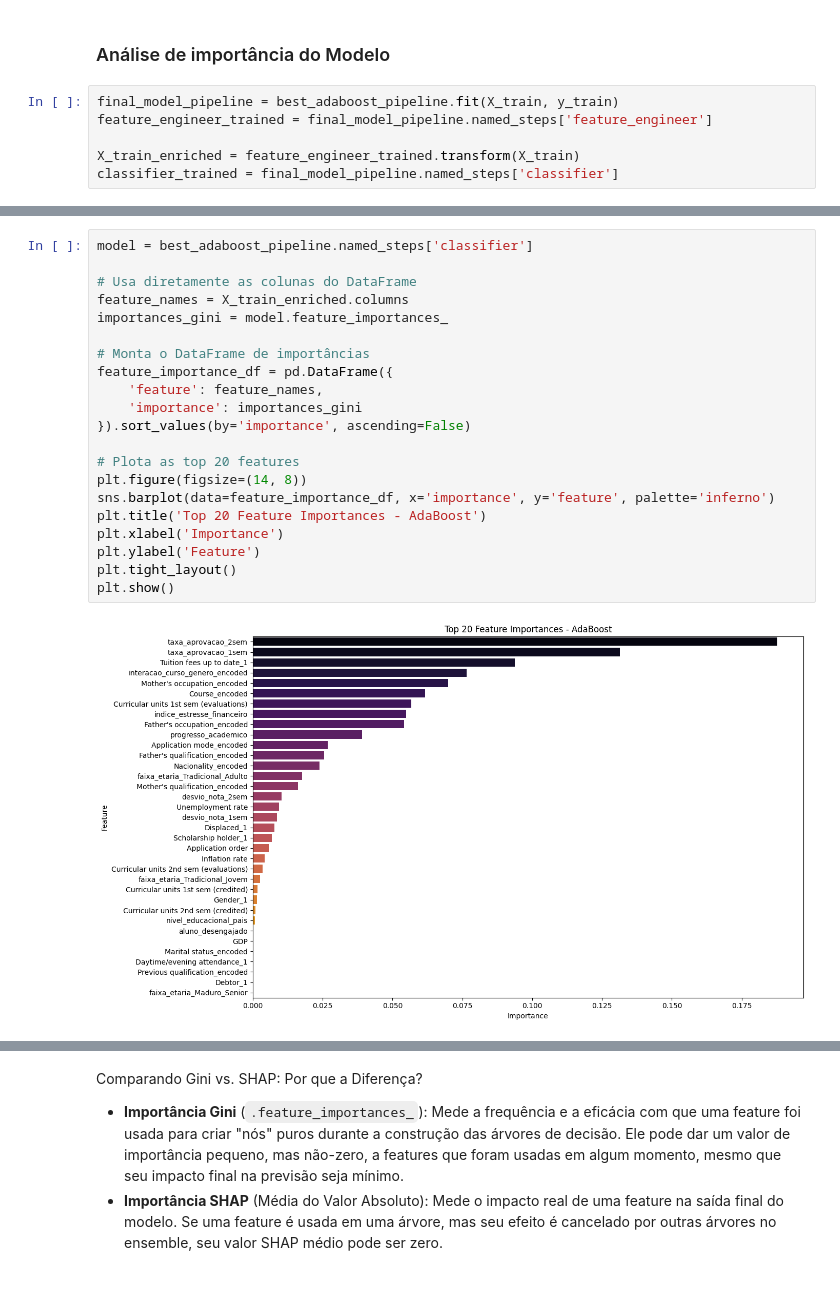
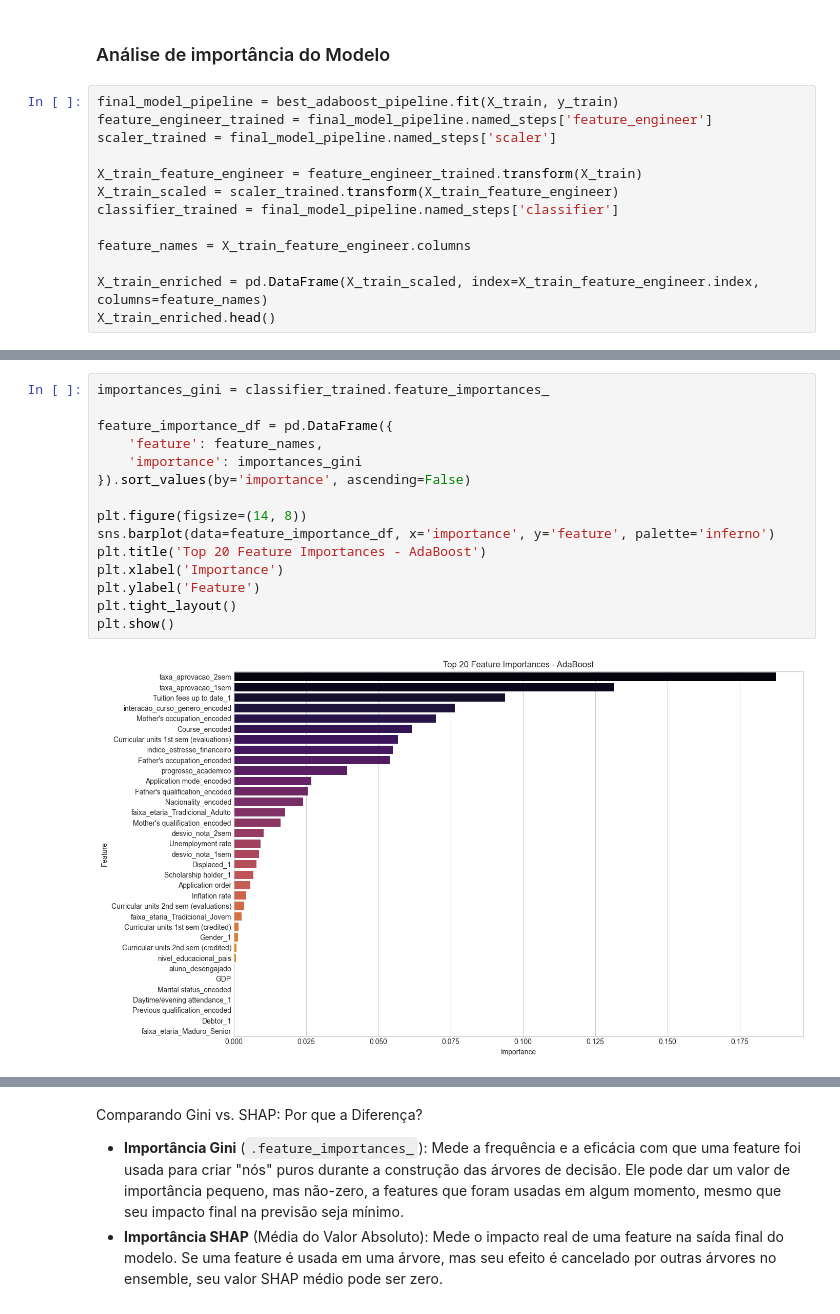
Before and after one commit to DiogoSoares3/School-Dropout, a Jupyter notebook: trabalho2 copy.ipynb, the cells around one changed output, grey strips where cells are left out. Cells and saved outputs as stored; diff of their text form.

```diff
--- a/trabalho2 copy.ipynb
+++ b/trabalho2 copy.ipynb
@@ -1134,6 +1272,13 @@ A combinação de parâmetros encontrada revela o perfil de um modelo de boostin
 # %%
 final_model_pipeline = best_adaboost_pipeline.fit(X_train, y_train)
 feature_engineer_trained = final_model_pipeline.named_steps['feature_engineer']
+scaler_trained = final_model_pipeline.named_steps['scaler']
 
-X_train_enriched = feature_engineer_trained.transform(X_train)
+X_train_feature_engineer = feature_engineer_trained.transform(X_train)
+X_train_scaled = scaler_trained.transform(X_train_feature_engineer)
 classifier_trained = final_model_pipeline.named_steps['classifier']
+
+feature_names = X_train_feature_engineer.columns
+
+X_train_enriched = pd.DataFrame(X_train_scaled, index=X_train_feature_engineer.index, columns=feature_names)
+X_train_enriched.head()
@@ -1140,24 +1293,18 @@ classifier_trained = final_model_pipeline.named_steps['classifier']
 # %%
-model = best_adaboost_pipeline.named_steps['classifier']
+importances_gini = classifier_trained.feature_importances_
 
-# Usa diretamente as colunas do DataFrame
-feature_names = X_train_enriched.columns
-importances_gini = model.feature_importances_
-
-# Monta o DataFrame de importâncias
 feature_importance_df = pd.DataFrame({
     'feature': feature_names,
     'importance': importances_gini
 }).sort_values(by='importance', ascending=False)
 
-# Plota as top 20 features
 plt.figure(figsize=(14, 8))
 sns.barplot(data=feature_importance_df, x='importance', y='feature', palette='inferno')
 plt.title('Top 20 Feature Importances - AdaBoost')
 plt.xlabel('Importance')
 plt.ylabel('Feature')
 plt.tight_layout()
 plt.show()
 # %% [output]
-[figure, old version]
+[figure, new version]
 # %%
```
Also changed, not shown: parts of 48 cells of this notebook.
